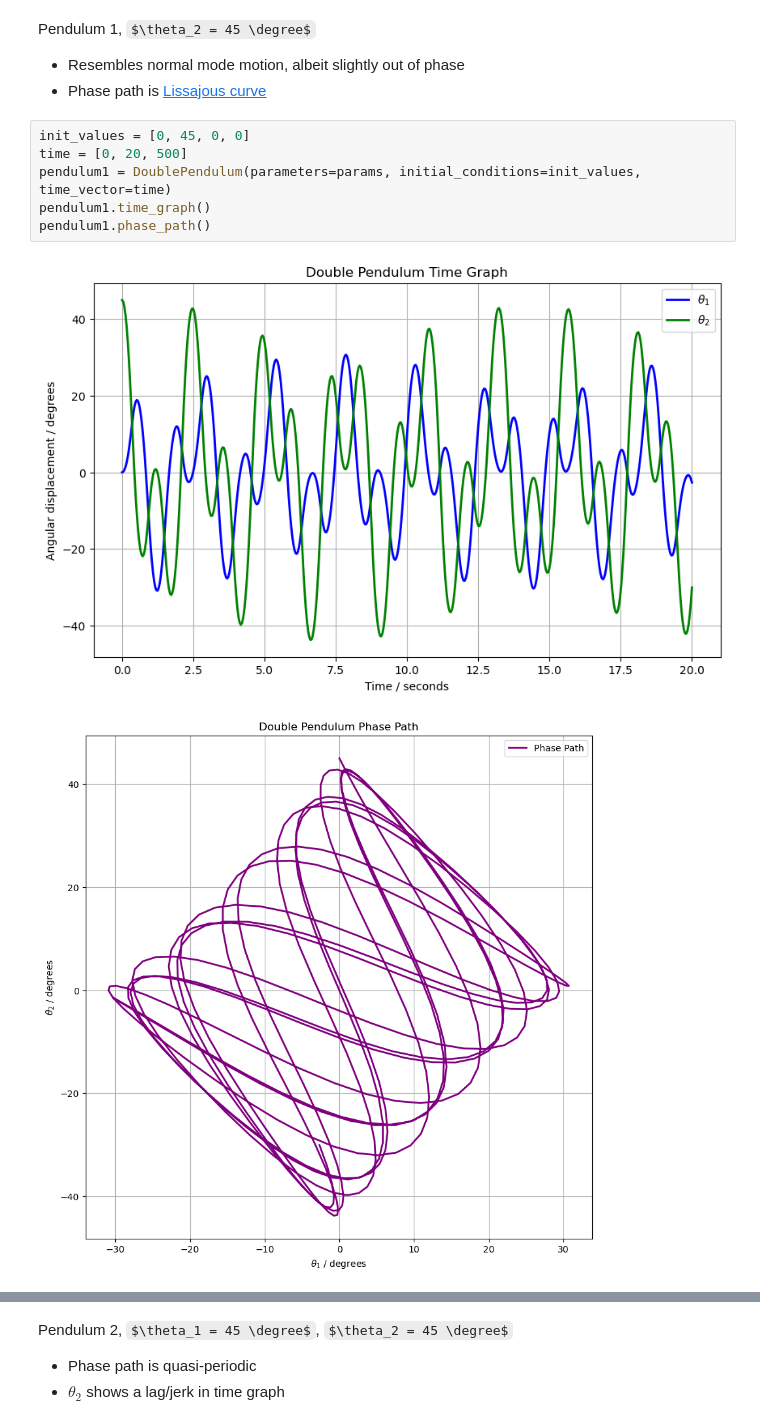
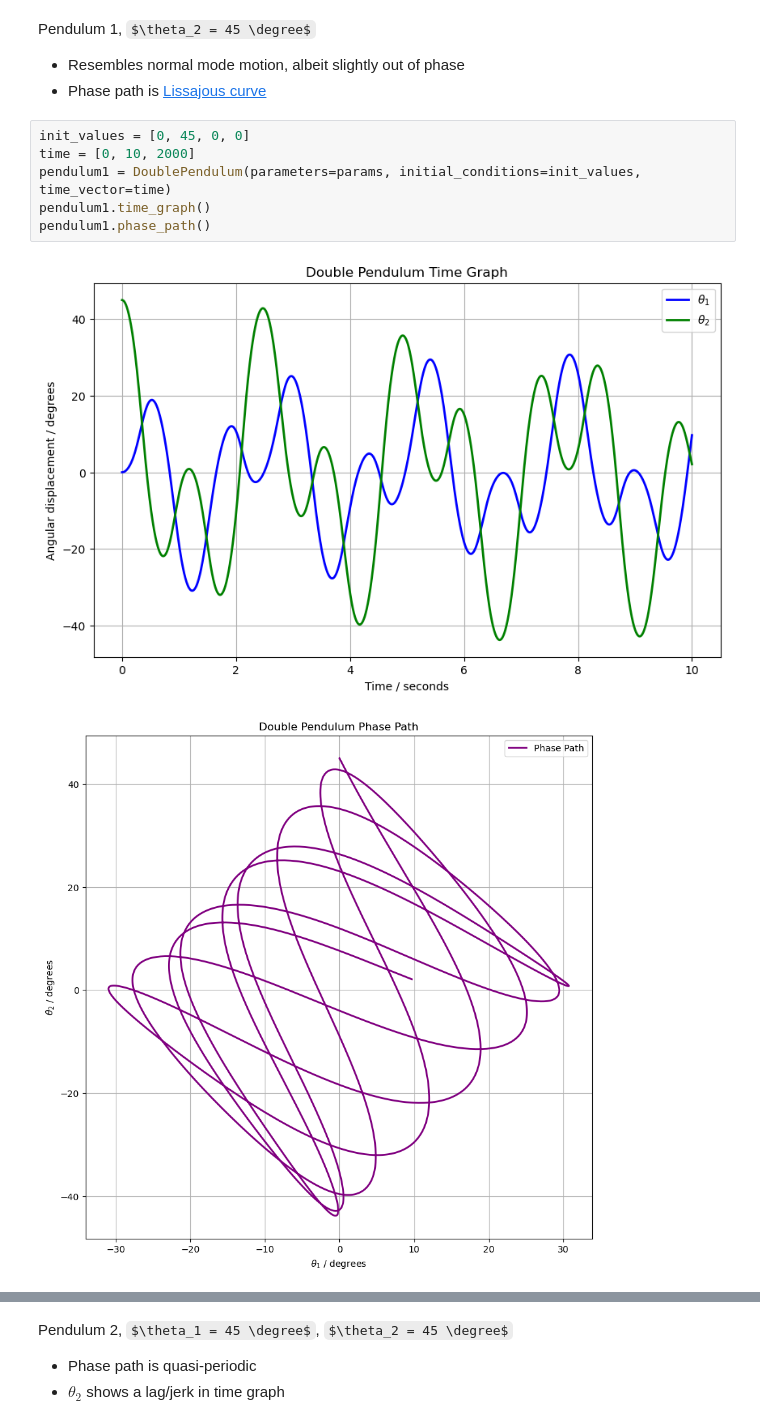
Before and after one commit to pineapple-bois/Double_Pendulum, a Jupyter notebook: Simulation.ipynb, the cells around one changed output, grey strips where cells are left out. Cells and saved outputs as stored; diff of their text form; some formulas as TeX source.

```diff
--- a/Simulation.ipynb
+++ b/Simulation.ipynb
@@ -51,10 +53,10 @@ Pendulum 1, $\theta_2 = 45 \degree$
 - Phase path is [Lissajous curve](https://en.wikipedia.org/wiki/Lissajous_curve#:~:text=A%20Lissajous%20curve%20%2Fˈl,end%20of%20a%20Blackburn%20pendulum)
 # %%
 init_values = [0, 45, 0, 0]
-time = [0, 20, 500]
+time = [0, 10, 2000]
 pendulum1 = DoublePendulum(parameters=params, initial_conditions=init_values, time_vector=time)
 pendulum1.time_graph()
 pendulum1.phase_path()
 # %% [output]
-[figure, old version]
+[figure, new version]
-[figure, old version]
+[figure, new version]
```
Also changed, not shown: parts of 8 cells of this notebook, 1 other file.
